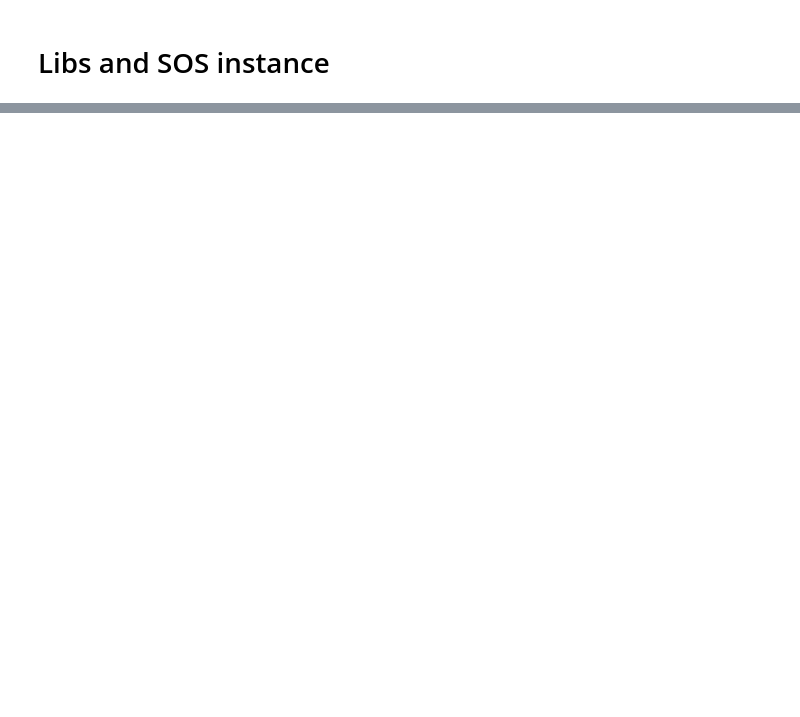
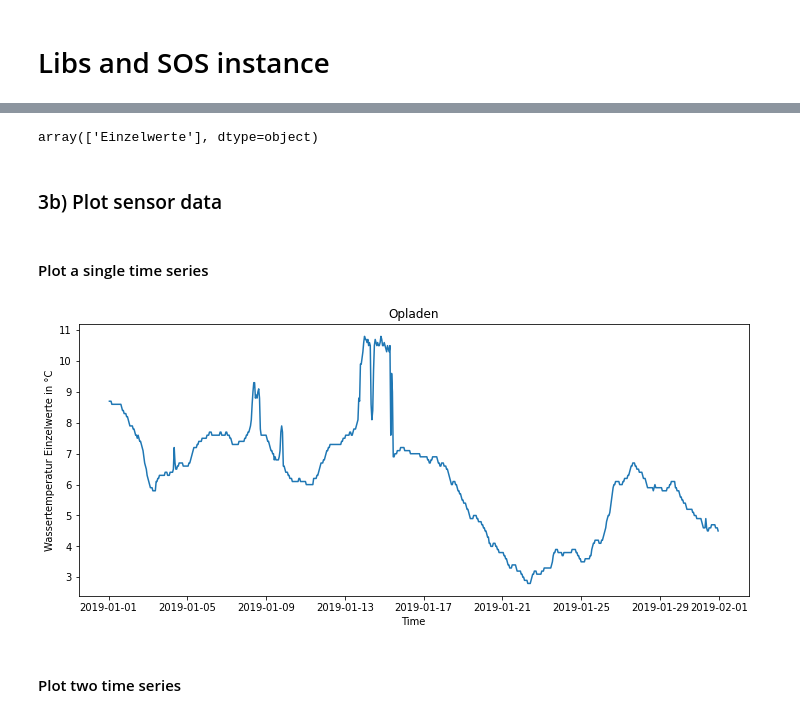
Before and after one commit to 52North/sos4py, a Jupyter notebook: examples/demo_data_access_plotting.ipynb, the cells around one changed output, grey strips where cells are left out. Cells and saved outputs as stored; diff of their text form; code cells hidden in the pictures; blank space fills up the shorter version.

```diff
--- a/examples/demo_data_access_plotting.ipynb
+++ b/examples/demo_data_access_plotting.ipynb
@@ -382,0 +211,11 @@ Text(0.5, 1.0, 'Eschbachtalsperre_Absperrbauwerk')
+# %%
+# Optional arguments for get_data(): procedures, phenomena, sites, begin, end
+begin = '2019-01-01T00:00:00Z'
+end = '2019-01-31T23:59:59Z'
+procedures = ['2m_Tiefe']
+phenomena = ['Wassertemperatur']
+sites = ['Opladen']
+
+fluggs_obs = fluggs_sos.get_data(sites=sites, phenomena=phenomena, begin=begin, end=end)
+
+fluggs_obs.head()
@@ -382,0 +229,5 @@ Text(0.5, 1.0, 'Eschbachtalsperre_Absperrbauwerk')
+# %%
+# Check unique values in column
+fluggs_obs['procedure'].unique()
+# %% [output]
+array(['Einzelwerte'], dtype=object)
@@ -382,0 +238,19 @@ Text(0.5, 1.0, 'Eschbachtalsperre_Absperrbauwerk')
+# %% [markdown]
+### 3b) Plot sensor data
+# %% [markdown]
+#### Plot a single time series
+# %%
+foi = sites[0]
+x = fluggs_obs[fluggs_obs['site']==foi]['time_stamp'].to_numpy()
+y = fluggs_obs[fluggs_obs['site']==foi]['value'].to_numpy()
+
+plt.figure(figsize=(12,5))
+plt.plot(x,y)
+plt.xlabel('Time')
+plt.ylabel(fluggs_obs['phenomenon'][0] + " " + fluggs_obs['procedure'][0] + " in " + fluggs_obs['unit'][0])
+plt.title(fluggs_obs['site'][0])
+plt.show()
+# %% [output]
+[figure, added]
+# %% [markdown]
+#### Plot two time series
```
Also changed, not shown: parts of 62 cells of this notebook.
